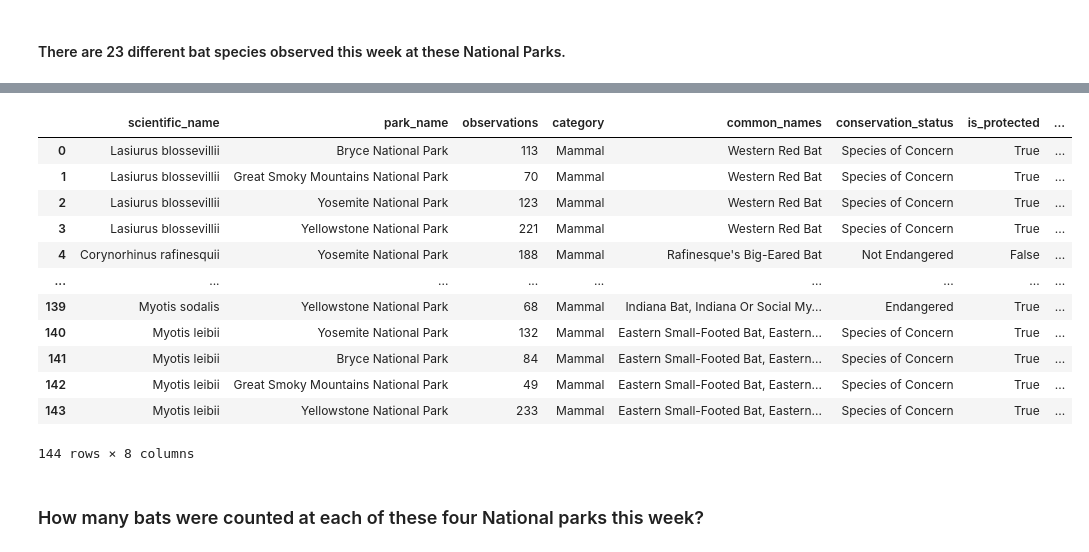
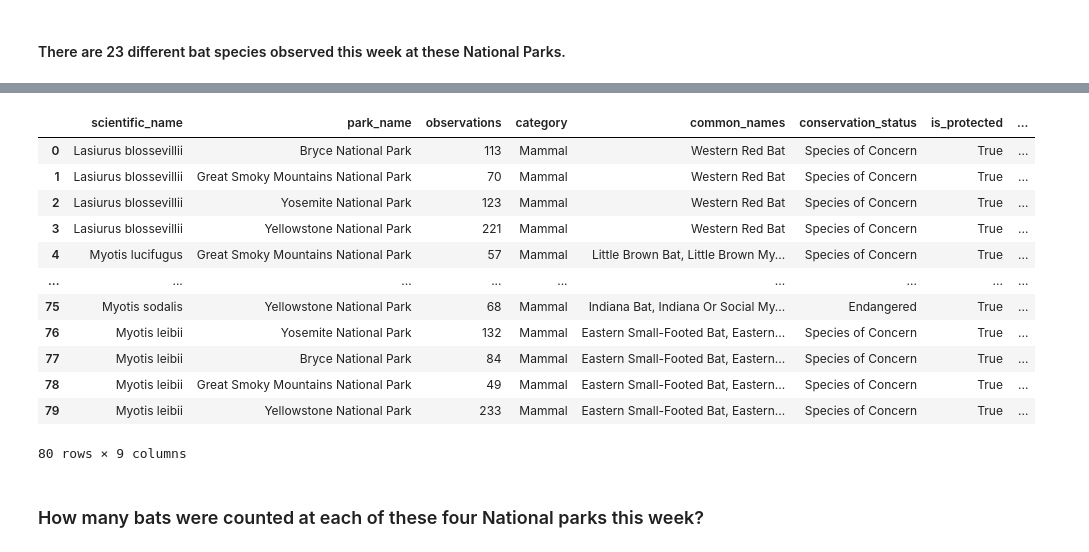
Before and after one commit to harrybotboy/biodiversity, a Jupyter notebook: biodiversity.ipynb, the cells around one changed output, grey strips where cells are left out. Cells and saved outputs as stored; diff of their text form; code cells hidden in the pictures.

```diff
--- a/biodiversity.ipynb
+++ b/biodiversity.ipynb
@@ -409,3 +409,8 @@ Chi2ContingencyResult(statistic=4.289183096203645, pvalue=0.03835559022969898, d
 #### There is sufficient evidence to conclude that higher rate of needed protection for mammals, as compared to reptiles.
 # %% [markdown]
 ### Let's look closer at Mammals.
+# %%
+# Filter only protected mammals
+only_protected_species = species[species.is_protected]
+only_protected_mammal_species = only_protected_species[only_protected_species.category == "Mammal"]
+only_protected_mammal_species
@@ -563,21 +578,21 @@ species[species.is_bat]
 # %%
 #create a dataframe with bat species
-bat_observations = observations.merge(species[species.is_bat])
+bat_observations = observations.merge(only_protected_mammal_species[only_protected_mammal_species.is_bat])
 bat_observations
 # %% [output]
 |  | scientific_name | park_name | observations | category | common_names | conservation_status | is_protected | ... |
 | 0 | Lasiurus blossevillii | Bryce National Park | 113 | Mammal | Western Red Bat | Species of Concern | True | ... |
 | 1 | Lasiurus blossevillii | Great Smoky Mountains National Park | 70 | Mammal | Western Red Bat | Species of Concern | True | ... |
 | 2 | Lasiurus blossevillii | Yosemite National Park | 123 | Mammal | Western Red Bat | Species of Concern | True | ... |
 | 3 | Lasiurus blossevillii | Yellowstone National Park | 221 | Mammal | Western Red Bat | Species of Concern | True | ... |
-| 4 | Corynorhinus rafinesquii | Yosemite National Park | 188 | Mammal | Rafinesque's Big-Eared Bat | Not Endangered | False | ... |
+| 4 | Myotis lucifugus | Great Smoky Mountains National Park | 57 | Mammal | Little Brown Bat, Little Brown My... | Species of Concern | True | ... |
 | ... | ... | ... | ... | ... | ... | ... | ... | ... |
-| 139 | Myotis sodalis | Yellowstone National Park | 68 | Mammal | Indiana Bat, Indiana Or Social My... | Endangered | True | ... |
-| 140 | Myotis leibii | Yosemite National Park | 132 | Mammal | Eastern Small-Footed Bat, Eastern... | Species of Concern | True | ... |
-| 141 | Myotis leibii | Bryce National Park | 84 | Mammal | Eastern Small-Footed Bat, Eastern... | Species of Concern | True | ... |
-| 142 | Myotis leibii | Great Smoky Mountains National Park | 49 | Mammal | Eastern Small-Footed Bat, Eastern... | Species of Concern | True | ... |
-| 143 | Myotis leibii | Yellowstone National Park | 233 | Mammal | Eastern Small-Footed Bat, Eastern... | Species of Concern | True | ... |
+| 75 | Myotis sodalis | Yellowstone National Park | 68 | Mammal | Indiana Bat, Indiana Or Social My... | Endangered | True | ... |
+| 76 | Myotis leibii | Yosemite National Park | 132 | Mammal | Eastern Small-Footed Bat, Eastern... | Species of Concern | True | ... |
+| 77 | Myotis leibii | Bryce National Park | 84 | Mammal | Eastern Small-Footed Bat, Eastern... | Species of Concern | True | ... |
+| 78 | Myotis leibii | Great Smoky Mountains National Park | 49 | Mammal | Eastern Small-Footed Bat, Eastern... | Species of Concern | True | ... |
+| 79 | Myotis leibii | Yellowstone National Park | 233 | Mammal | Eastern Small-Footed Bat, Eastern... | Species of Concern | True | ... |
-144 rows × 8 columns
+80 rows × 9 columns
 # %% [markdown]
 ### How many bats were counted at each of these four National parks this week?
 # %%
```
Also changed, not shown: parts of 16 cells of this notebook, 2 other files.
